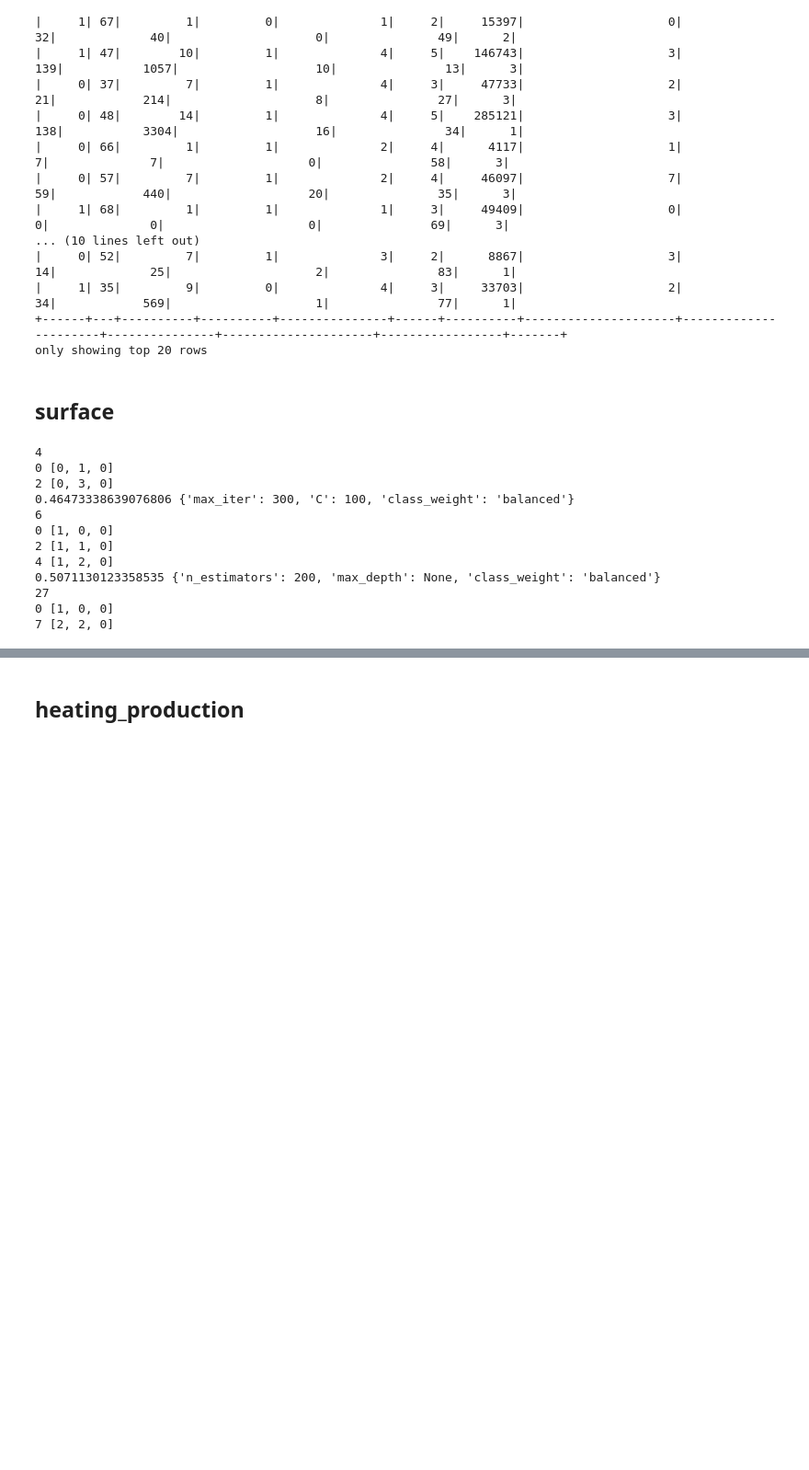
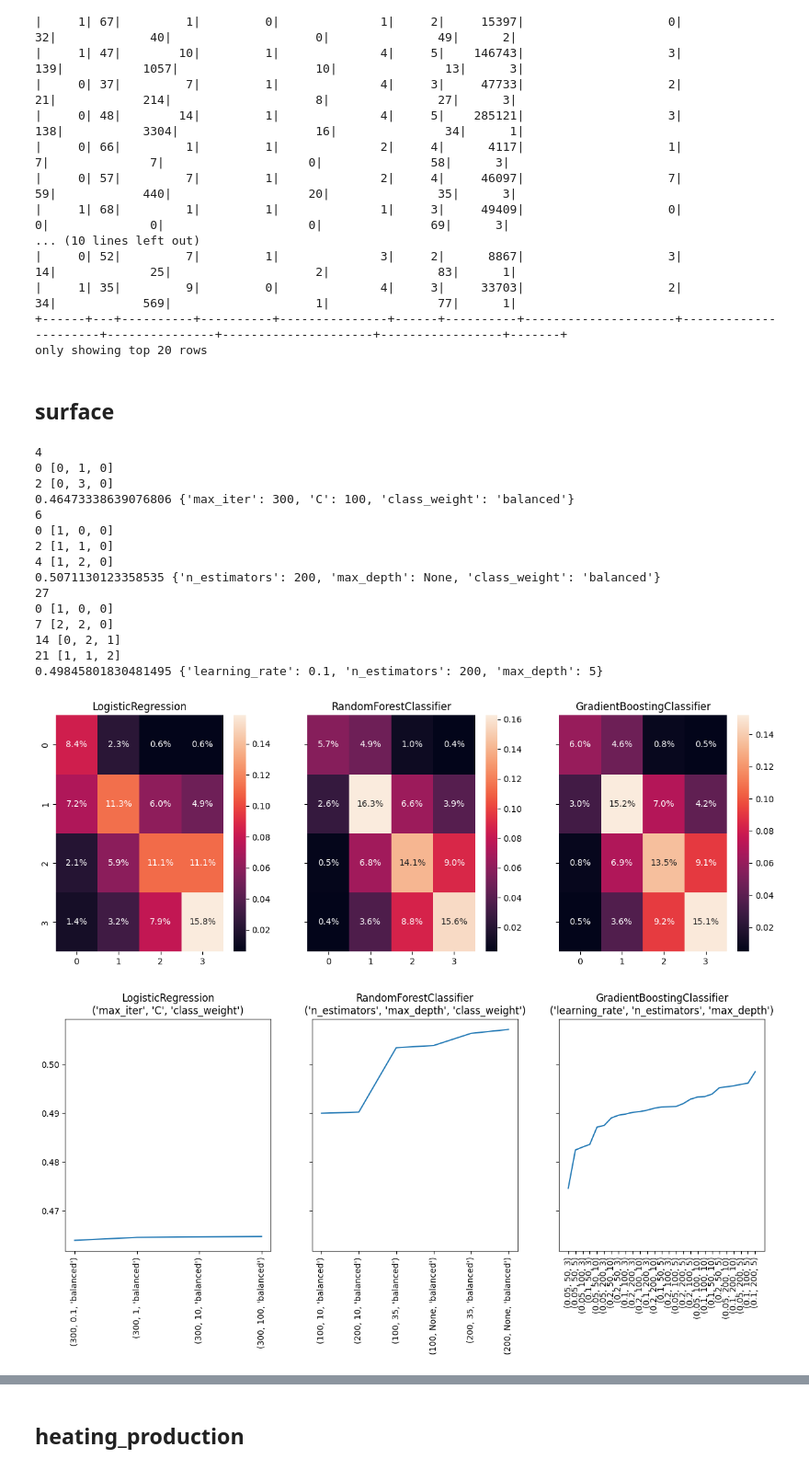
Before and after one commit to axrocheteau/renov_local, a Jupyter notebook: pred_tremi_v2.ipynb, the cells around one changed output, grey strips where cells are left out. Shown at 92% size. Drawn from its saved outputs; the diff is of its cells as text; code cells hidden in the pictures; blank space fills up the shorter version.

```diff
--- a/pred_tremi_v2.ipynb
+++ b/pred_tremi_v2.ipynb
@@ -401,14 +433,14 @@ def train_hyper(hyperparams, model, X, y, split):
 # %% [markdown]
 show_results
 # %%
-def show_hyperparam_opti(scores, hyperparams, ax, model_name):
+def show_hyperparam_opti(scores: dict[tuple[int|str], float], hyperparams: dict[str, list[int | str]], ax: Axe, model_name: str) -> None:
     x_pos = [i for i in range(len(scores))]
     scores = dict(sorted(scores.items(), key=lambda x:x[1]))
     ax.plot(x_pos, scores.values())
     ax.set_xticks(x_pos, labels=scores.keys(), rotation=90)
     ax.set_title(f'''{model_name}\n{tuple(hyperparams.keys())}''')
 
-def show_result(y_pred, y_true, ax, model_name):
+def show_result(y_pred: np.ndarray, y_true: np.ndarray, ax: Axe, model_name: str) -> None:
     df = pd.DataFrame(np.column_stack((y_pred, y_true)), columns = ['pred', 'true'])
     df = df.sort_values(by=['true'])
     df.reset_index(inplace = True, drop=True)
@@ -419,13 +451,13 @@ def show_result(y_pred, y_true, ax, model_name):
     ax.set_xticks([])
     ax.set_title(model_name)
 
-def show_matrix(y_pred, y_true, ax, model_name):
+def show_matrix(y_pred: np.ndarray, y_true: np.ndarray, ax: Axe, model_name: str) -> None:
     matrix = confusion_matrix(y_true, y_pred)
     sn.heatmap(matrix/np.sum(matrix), ax=ax, annot=True, fmt='.1%')
     ax.set_title(model_name)
 
 
-def show_importance(model, labels, ax, model_name):
+def show_importance(model: Model, labels: list[int], ax: Axe, model_name: str) -> None:
     y_pos = [i for i in range(len(labels))]
     if isinstance(model, Ridge):
         ax.barh(y_pos, model.coef_.T.ravel(), align = 'center')
@@ -440,7 +472,18 @@ def show_importance(model, labels, ax, model_name):
     ax.set_title(model_name)
 # %%
 # call every functions above
-def all_in_one(df, col_X_hots, col_X_not_hots, col_y, y_hot, scale, hyperparams_models, models, degree_poly=1, random_state=42, test_size=0.4, show=True):
+def all_in_one(df: Dataframe,
+                col_X_hots: list[list[str]],
+                col_X_not_hots: list[list[str]],
+                col_y: list[str],
+                y_hot: bool,
+                scale:bool,
+                hyperparams_models: list[dict[str, int|str]],
+                models: Model,
+                degree_poly: int = 1,
+                random_state: int = 42,
+                test_size: float = 0.4,
+                show: bool = True) -> list[Model]:
 
     # store best_models
     best_models = {}
@@ -517,7 +560,7 @@ all_poss = nb_possibility(max_hyper)
 print(all_poss)
 
 cuts = make_cut(**current_params)
-categorical_surf, coef = to_categorical(training_surf2, 'surface', cuts)
+categorical_surf, coef = to_categorical(training_surf, 'surface', cuts)
 # register score
 best_models = all_in_one(categorical_surf, col_X_hot, col_X_not_hot, col_y, False, True, hyperparams_models, models, degree_poly=1, random_state=42, test_size=0.4, show=False)
 max_score = deepcopy(best_models['RandomForestClassifier'][1])
@@ -539,7 +582,7 @@ while not all(np.equal(current, max_hyper)):
         print(i, current)
     i += 1
     cuts = make_cut(**current_params)
-    categorical_surf, coef = to_categorical(training_surf2, 'surface', cuts)
+    categorical_surf, coef = to_categorical(training_surf, 'surface', cuts)
     best_models = all_in_one(categorical_surf, col_X_hot, col_X_not_hot, col_y, False, True, hyperparams_models, models, degree_poly=1, random_state=42, test_size=0.4, show=False)
     score_corrected = coef * best_models['RandomForestClassifier'][1]
     print(score_corrected)
@@ -578,8 +621,8 @@ plt.show()
 sorted_score = sorted(scores.items(), key=lambda x:x[1])
 best_cut = sorted_score[-1][0]
 cuts = make_cut(*best_cut)
-training_surf2, coef = to_categorical(training_surf2, 'surface', cuts)
-training_surf2.show()
+training_surf, coef = to_categorical(training_surf, 'surface', cuts)
+training_surf.show()
 # %% [output]
 (60, 35, 2)
 +------+---+----------+----------+---------------+------+----------+---------------------+----------------------+---------------+---------------------+-----------------+-------+
@@ -604,9 +647,9 @@ only showing top 20 rows
 col_X_hot = [['occupation', 'nb_persons_home', 'income', 'department_number'], [], []]
 col_y = ['surface']
 col_X_not_hot = [
-    [col[0] for col in training_surf2.dtypes if col[0] not in col_X_hot[0] + col_y ],
-    [col[0] for col in training_surf2.dtypes if col[0] not in col_X_hot[1] + col_y],
-    [col[0] for col in training_surf2.dtypes if col[0] not in col_X_hot[2] + col_y]
+    [col[0] for col in training_surf.dtypes if col[0] not in col_X_hot[0] + col_y ],
+    [col[0] for col in training_surf.dtypes if col[0] not in col_X_hot[1] + col_y],
+    [col[0] for col in training_surf.dtypes if col[0] not in col_X_hot[2] + col_y]
 ]
 
 hyperparams_models = [
@@ -626,31 +669,36 @@ hyperparams_models = [
     },
     {
         'learning_rate' : [0.05, 0.1, 0.2],
         'n_estimators' : [50, 100, 200],
         # 'subsample' : [0.2, 0.5, 0.8, 1],
         # 'criterion' : ['friedman_mse', 'squared_error'],
         'max_depth' : [3, 5, 10],
         # 'max_features' : {'auto', 'sqrt', 'log2'}
         # 'min_samples_split' : [2,5,10],
         # 'min_samples_leaf' : [1,2,3],
     }
 ]
 models = {
     'LogisticRegression' : LogisticRegression,
     'RandomForestClassifier' : RandomForestClassifier,
     'GradientBoostingClassifier' : GradientBoostingClassifier
 }
-best_models = all_in_one(training_surf2, col_X_hot, col_X_not_hot, col_y, False, True, hyperparams_models, models, degree_poly=1, random_state=42, test_size=0.4)
+best_models = all_in_one(training_surf, col_X_hot, col_X_not_hot, col_y, False, True, hyperparams_models, models, degree_poly=1, random_state=42, test_size=0.4)
 # %% [output]
 4
 0 [0, 1, 0]
 2 [0, 3, 0]
 0.46473338639076806 {'max_iter': 300, 'C': 100, 'class_weight': 'balanced'}
 6
 0 [1, 0, 0]
 2 [1, 1, 0]
 4 [1, 2, 0]
 0.5071130123358535 {'n_estimators': 200, 'max_depth': None, 'class_weight': 'balanced'}
 27
 0 [1, 0, 0]
 7 [2, 2, 0]
+14 [0, 2, 1]
+21 [1, 1, 2]
+0.49845801830481495 {'learning_rate': 0.1, 'n_estimators': 200, 'max_depth': 5}
+[figure, added]
+[figure, added]
```
Also changed, not shown: parts of 14 cells of this notebook, 47 other files.
